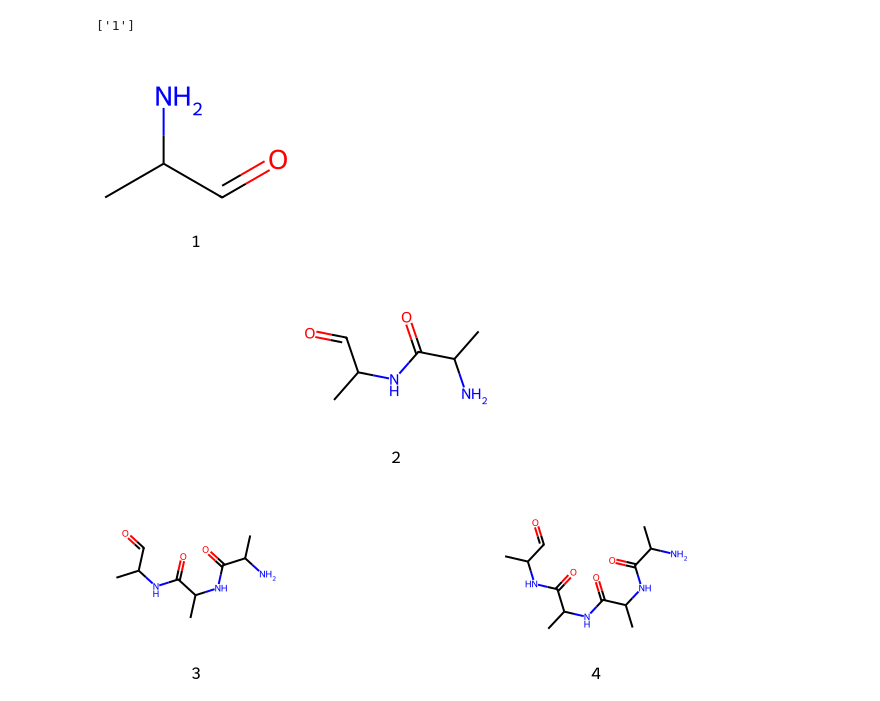
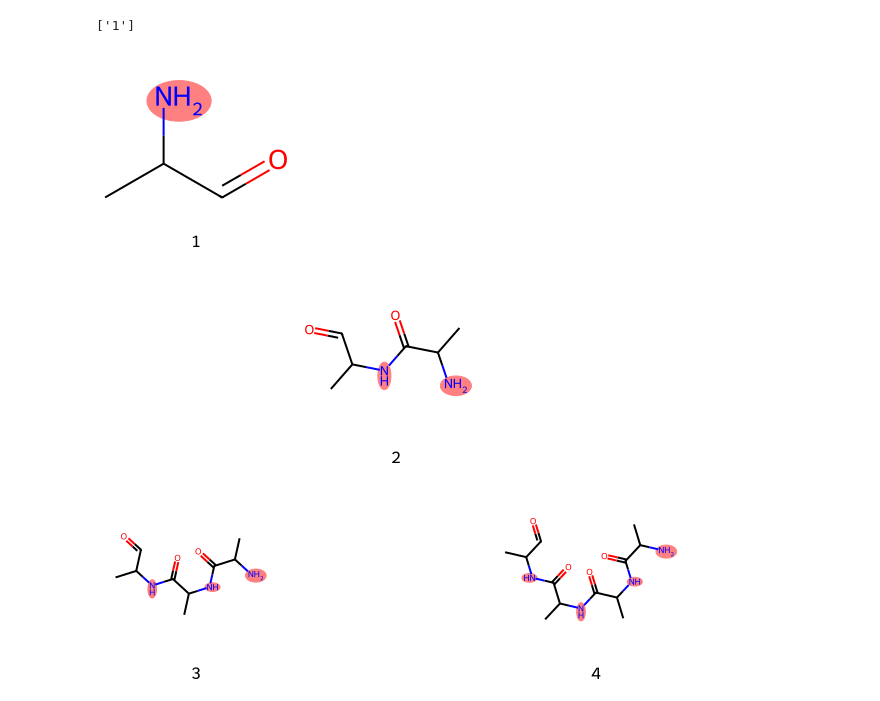
Before and after one commit to bertiewooster/RDKit-playing, a Jupyter notebook: MolsMatrixToGridImage-tests.ipynb, the cells around one changed output. Saved outputs shown, nothing was run; the diff lists cells and outputs as text; code cells hidden in the pictures.

Commit message:
Add highlighting of atoms

```diff
--- a/MolsMatrixToGridImage-tests.ipynb
+++ b/MolsMatrixToGridImage-tests.ipynb
@@ -13,5 +13,20 @@ s = "NC(C)C(=O)"
 repeats = [[1], [0, 2], [3, 0, 4]]
 mols_matrix = [[Chem.MolFromSmiles(s * count) for count in row] for row in repeats]
 legends_matrix = [[str(count) for count in row] for row in repeats]
-mols_matrix
+
+highlightAtomLists_matrix = []
+for row in repeats:
+    print(f"{row=}")
+    highlightAtomLists_row = []
+    for col_index, count in enumerate(row):
+        highlightAtomLists_item = [i * 5 for i in range(count)]
+        highlightAtomLists_row.append(highlightAtomLists_item)
+        print(f"  {count=} {highlightAtomLists_item}")
+        print(f"    {col_index=} {highlightAtomLists_row}")
+    highlightAtomLists_matrix += [highlightAtomLists_row]
+    print(f"    {highlightAtomLists_matrix=}")
+
+highlightAtomLists_matrix
+# highlightAtomLists_matrix = [[(i * 5 for i in range()) for count in row] for row in repeats]
+# mols_matrix
 # %% [output]
@@ -34,14 +81,14 @@ legends_matrix[0]
 # %% [output]
 ['1']
 # %%
-Draw.MolsToGridImage(mols_matrix[0], legends=legends_matrix[0])
+Draw.MolsToGridImage(mols_matrix[0], legends=legends_matrix[0], highlightAtomLists=highlightAtomLists_matrix[0])
 # %% [output]
-[figure, old version]
+[figure, new version]
 # %%
-Draw.MolsToGridImage(mols_matrix[1], legends=legends_matrix[1])
+Draw.MolsToGridImage(mols_matrix[1], legends=legends_matrix[1], highlightAtomLists=highlightAtomLists_matrix[1])
 # %% [output]
-[figure, old version]
+[figure, new version]
 # %%
-Draw.MolsToGridImage(mols_matrix[2], legends=legends_matrix[2])
+Draw.MolsToGridImage(mols_matrix[2], legends=legends_matrix[2], highlightAtomLists=highlightAtomLists_matrix[2])
 # %% [output]
-[figure, old version]
+[figure, new version]
```
Also changed, not shown: parts of 4 cells of this notebook.
